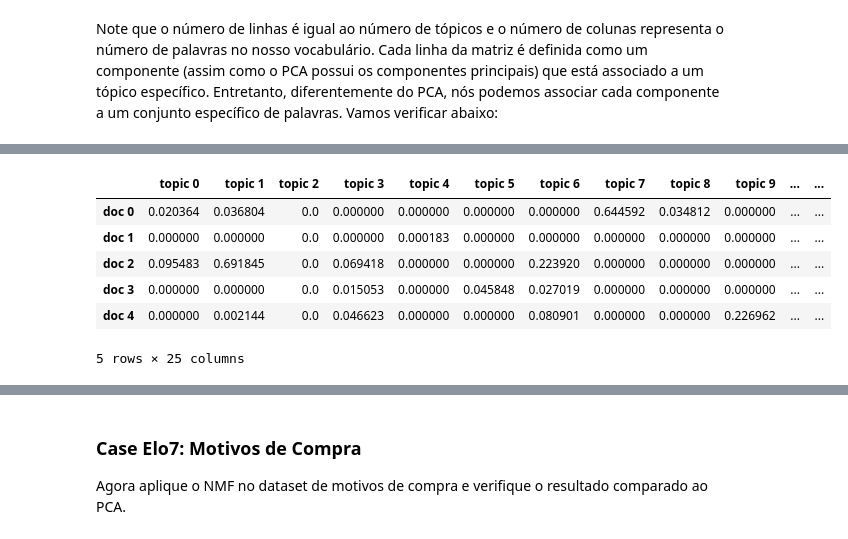
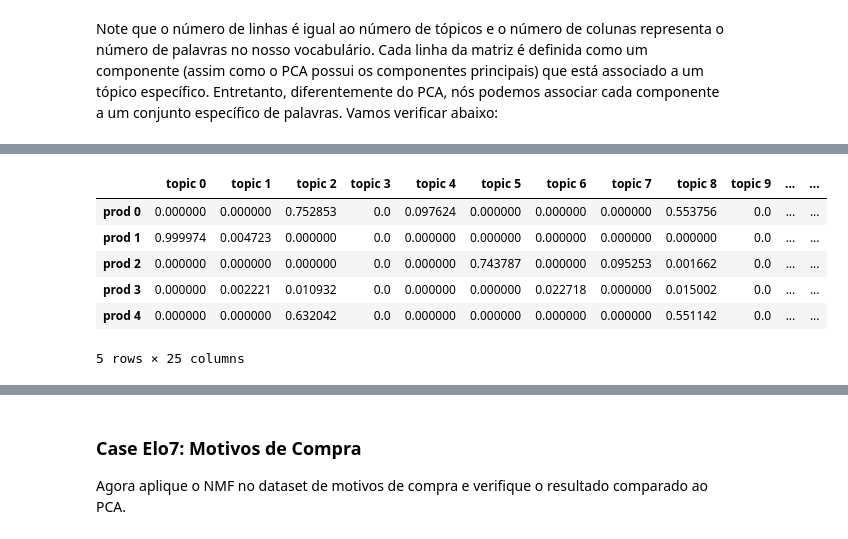
Before and after one commit to somostera/tera-datascience-out2018, a Jupyter notebook: 28-recommender-systems/notebook/aula_tera_recommender_systems_respostas.ipynb, the cells around one changed output, grey strips where cells are left out. Cells and saved outputs as stored; diff of their text form; code cells hidden in the pictures.

```diff
--- a/28-recommender-systems/notebook/aula_tera_recommender_systems_respostas.ipynb
+++ b/28-recommender-systems/notebook/aula_tera_recommender_systems_respostas.ipynb
@@ -634,7 +536,7 @@ Podemos perceber que poderíamos facilmente utilizar apenas 70 dimensões. Isso
 svd = TruncatedSVD(n_components=70)
 
 # Aplique o método SVD nos dados
-df_sample = df_reason.sample(n=1000)
+df_sample = df_reason.sample(n=10000)
 X_sample = tfidf.transform(df_sample['reason'].values)
 
 X_svd = svd.fit_transform(X_sample)
@@ -647,7 +549,7 @@ Podemos utilizar métodos de classificação, clustering ou até mesmo recomenda
 Utilizando o exemplo dos motivos de compra do Elo7, nós poderíamos fazer um sistema de recomendação de produtos a partir da similaridade de movitos de compra. Não só recomendaríamos um produto a partir do que ele é (descrição), mas sim para que ele serve (motivo).
 # %%
 # Vamos tentar ver se conseguímos boas recomendações para esse produto:
-target = 6
+target = 15
 print("Título do produto: {}".format(df_sample.iloc[target]['product_title']))
 print("Motivo de compra: {}".format(df_sample.iloc[target]['reason']))
 # %% [output]
@@ -760,15 +619,0 @@ Note que o número de linhas é igual ao número de tópicos e o número de colu
-# %%
-# Precisamos criar uma lista de palavras que representam as
-# colunas da matriz de frequência de palavras
-words = [x[0] for x in sorted(tfidf.vocabulary_.items())]
-
-# Vamos criar um dataframe para visualizar
-components_df = pd.DataFrame(nmf.components_, columns=words)
-
-# Vamos verificar as palavras que representam cada um dos tópicos
-for i in range(6):
-    component = components_df.iloc[i]
-    print("Topico {}:".format(i))
-    print("----------")
-    print(component.nlargest(10))
-    print("----------")
@@ -797,15 +619,0 @@ Podemos ainda verificar quais são os tópicos principais de alguns artigos espe
-# %%
-# Precisamos criar um dataframe para facilitar nossa vida
-df = pd.DataFrame(W_nmf, index=df_wiki['titulo'])
-
-examples = ['Denzel Washington','Leukemia','Neymar','LinkedIn','Arctic Monkeys','Global warming']
-
-for ex in examples:
-    print('Artigo: {}'.format(ex))
-    print('-'*30)
-    print('Topico\tDist.\tPalavras')
-    print('-'*30)
-    for i,topic in enumerate(df.loc[ex]):
-        words = components_df.iloc[i].nlargest(5).index.tolist()
-        print('{}\t{:.2f}\t{}'.format(i,topic,', '.join(words)))
-    print()
@@ -961,18 +705,18 @@ W_nmf_norm = normalize(W_nmf)
 # %%
 # Vamos criar um dataframe:
 # índice: documento
 # colunas: vetor de features (normalizadas)
 df = pd.DataFrame(W_nmf_norm,
                   columns=['topic {}'.format(i) for i in range(n_topics)],
-                  index=['doc {}'.format(i) for i in range(len(df_cat))])
+                  index=['prod {}'.format(i) for i in range(len(df_cat))])
 df.head(5)
 # %% [output]
 |  | topic 0 | topic 1 | topic 2 | topic 3 | topic 4 | topic 5 | topic 6 | topic 7 | topic 8 | topic 9 | ... | ... |
-| doc 0 | 0.020364 | 0.036804 | 0.0 | 0.000000 | 0.000000 | 0.000000 | 0.000000 | 0.644592 | 0.034812 | 0.000000 | ... | ... |
-| doc 1 | 0.000000 | 0.000000 | 0.0 | 0.000000 | 0.000183 | 0.000000 | 0.000000 | 0.000000 | 0.000000 | 0.000000 | ... | ... |
-| doc 2 | 0.095483 | 0.691845 | 0.0 | 0.069418 | 0.000000 | 0.000000 | 0.223920 | 0.000000 | 0.000000 | 0.000000 | ... | ... |
-| doc 3 | 0.000000 | 0.000000 | 0.0 | 0.015053 | 0.000000 | 0.045848 | 0.027019 | 0.000000 | 0.000000 | 0.000000 | ... | ... |
-| doc 4 | 0.000000 | 0.002144 | 0.0 | 0.046623 | 0.000000 | 0.000000 | 0.080901 | 0.000000 | 0.000000 | 0.226962 | ... | ... |
+| prod 0 | 0.000000 | 0.000000 | 0.752853 | 0.0 | 0.097624 | 0.000000 | 0.000000 | 0.000000 | 0.553756 | 0.0 | ... | ... |
+| prod 1 | 0.999974 | 0.004723 | 0.000000 | 0.0 | 0.000000 | 0.000000 | 0.000000 | 0.000000 | 0.000000 | 0.0 | ... | ... |
+| prod 2 | 0.000000 | 0.000000 | 0.000000 | 0.0 | 0.000000 | 0.743787 | 0.000000 | 0.095253 | 0.001662 | 0.0 | ... | ... |
+| prod 3 | 0.000000 | 0.002221 | 0.010932 | 0.0 | 0.000000 | 0.000000 | 0.022718 | 0.000000 | 0.015002 | 0.0 | ... | ... |
+| prod 4 | 0.000000 | 0.000000 | 0.632042 | 0.0 | 0.000000 | 0.000000 | 0.000000 | 0.000000 | 0.551142 | 0.0 | ... | ... |
 5 rows × 25 columns
 # %%
 # Vamos pegar o mesmo artigo escolhido anteriormente
```
Also changed, not shown: parts of 64 cells of this notebook, 3 other files.
